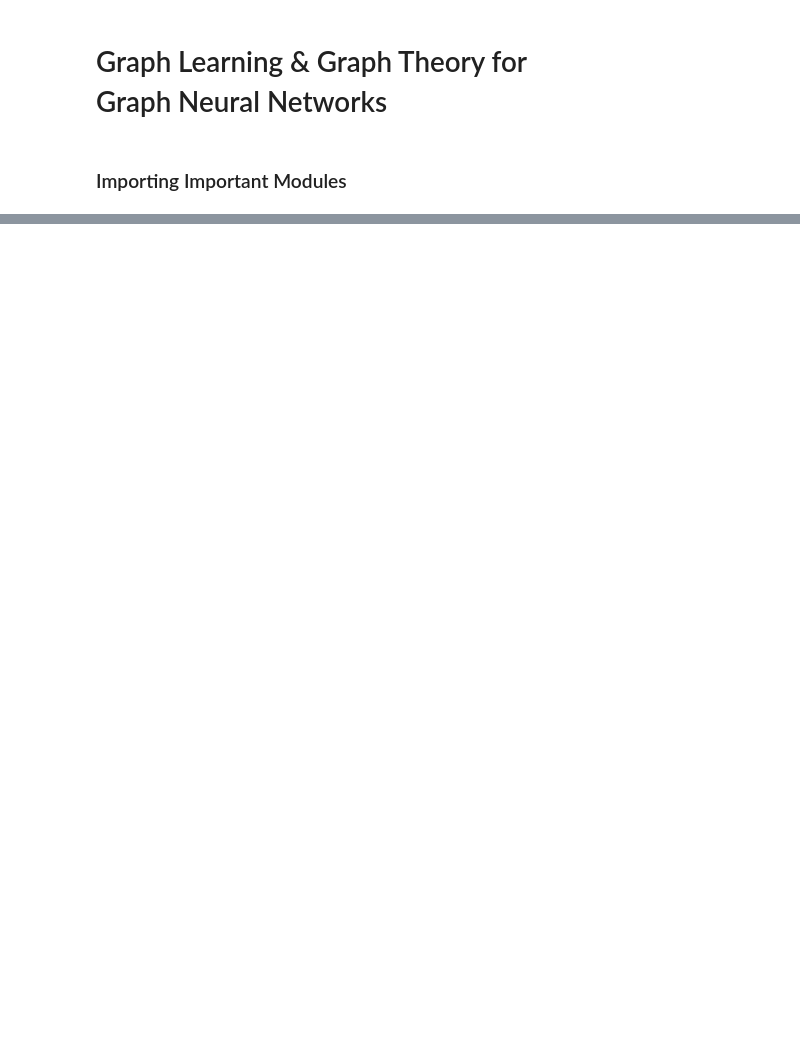
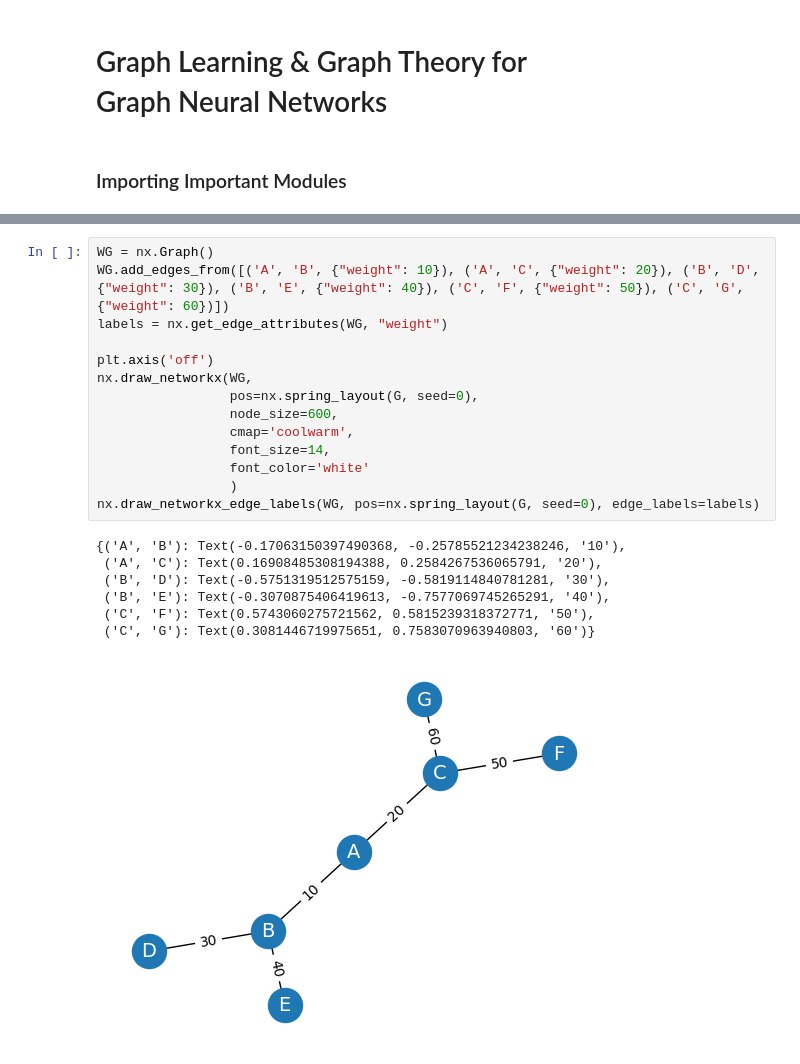
Before and after one commit to gojousatoru007/Graph-Neural-Networks, a Jupyter notebook: Graph Learning.ipynb, the cells around one changed output, grey strips where cells are left out. Drawn from its saved outputs; the diff is of its cells as text; blank space fills up the shorter version.

```diff
--- a/Graph Learning.ipynb
+++ b/Graph Learning.ipynb
@@ -6,0 +41,22 @@ import networkx as nx
+# %%
+WG = nx.Graph()
+WG.add_edges_from([('A', 'B', {"weight": 10}), ('A', 'C', {"weight": 20}), ('B', 'D', {"weight": 30}), ('B', 'E', {"weight": 40}), ('C', 'F', {"weight": 50}), ('C', 'G', {"weight": 60})])
+labels = nx.get_edge_attributes(WG, "weight")
+
+plt.axis('off')
+nx.draw_networkx(WG,
+                 pos=nx.spring_layout(G, seed=0),
+                 node_size=600,
+                 cmap='coolwarm',
+                 font_size=14,
+                 font_color='white'
+                 )
+nx.draw_networkx_edge_labels(WG, pos=nx.spring_layout(G, seed=0), edge_labels=labels)
+# %% [output]
+{('A', 'B'): Text(-0.17063150397490368, -0.25785521234238246, '10'),
+ ('A', 'C'): Text(0.16908485308194388, 0.2584267536065791, '20'),
+ ('B', 'D'): Text(-0.5751319512575159, -0.5819114840781281, '30'),
+ ('B', 'E'): Text(-0.3070875406419613, -0.7577069745265291, '40'),
+ ('C', 'F'): Text(0.5743060275721562, 0.5815239318372771, '50'),
+ ('C', 'G'): Text(0.3081446719975651, 0.7583070963940803, '60')}
+[figure, added]
```
Also changed, not shown: parts of 12 cells of this notebook, 3 other files.
